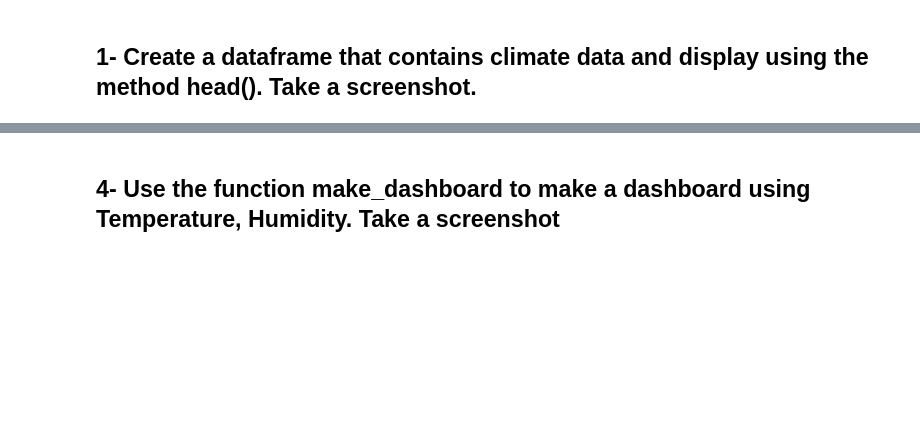
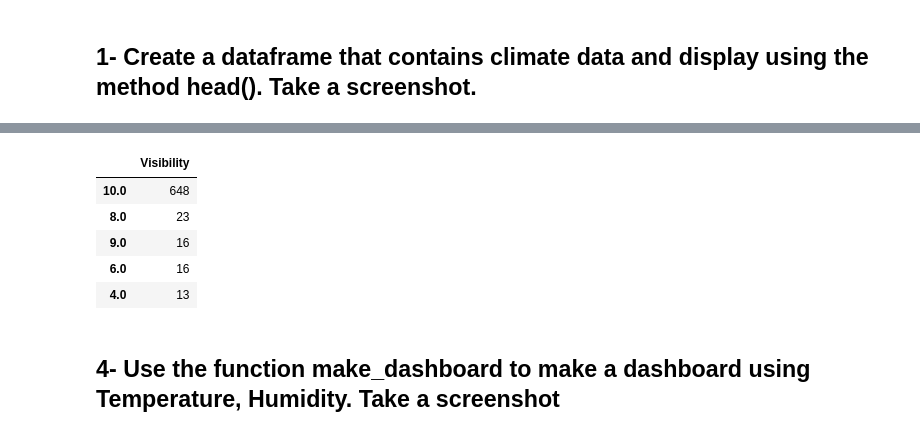
Before and after one commit to RiseAboveAll/coursera-python-final-project, a Jupyter notebook: Final_Notebook_Course_4.ipynb, the cells around one changed output, grey strips where cells are left out. Cells and saved outputs as stored; diff of their text form; code cells hidden in the pictures; blank space fills up the shorter version.

```diff
--- a/Final_Notebook_Course_4.ipynb
+++ b/Final_Notebook_Course_4.ipynb
@@ -106,3 +122,14 @@ data_subset.shape
+# %%
+Topvisibility=df.Visibility.value_counts()[:4].to_frame()
+# %%
+Topvisibility
+# %% [output]
+|  | Visibility |
+| 10.0 | 648 |
+| 8.0 | 23 |
+| 9.0 | 16 |
+| 6.0 | 16 |
+| 4.0 | 13 |
 # %% [markdown]
 ## 4- Use the function make_dashboard to make a dashboard using Temperature, Humidity. Take a screenshot
 # %%
```
Also changed, not shown: parts of 21 cells of this notebook.
